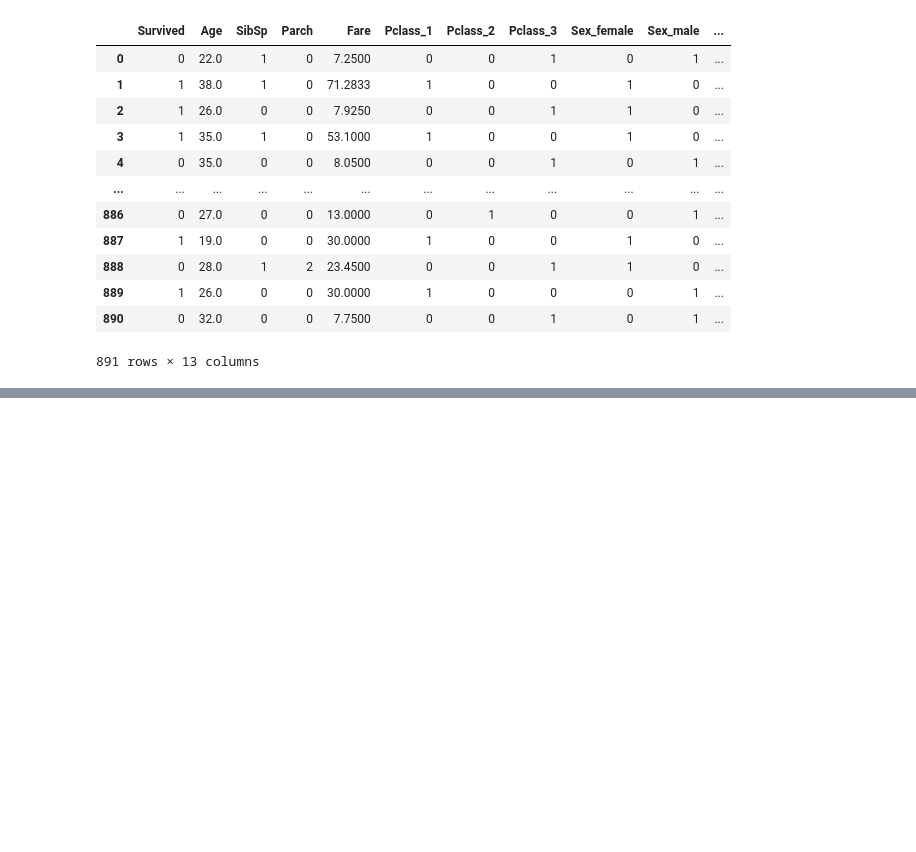
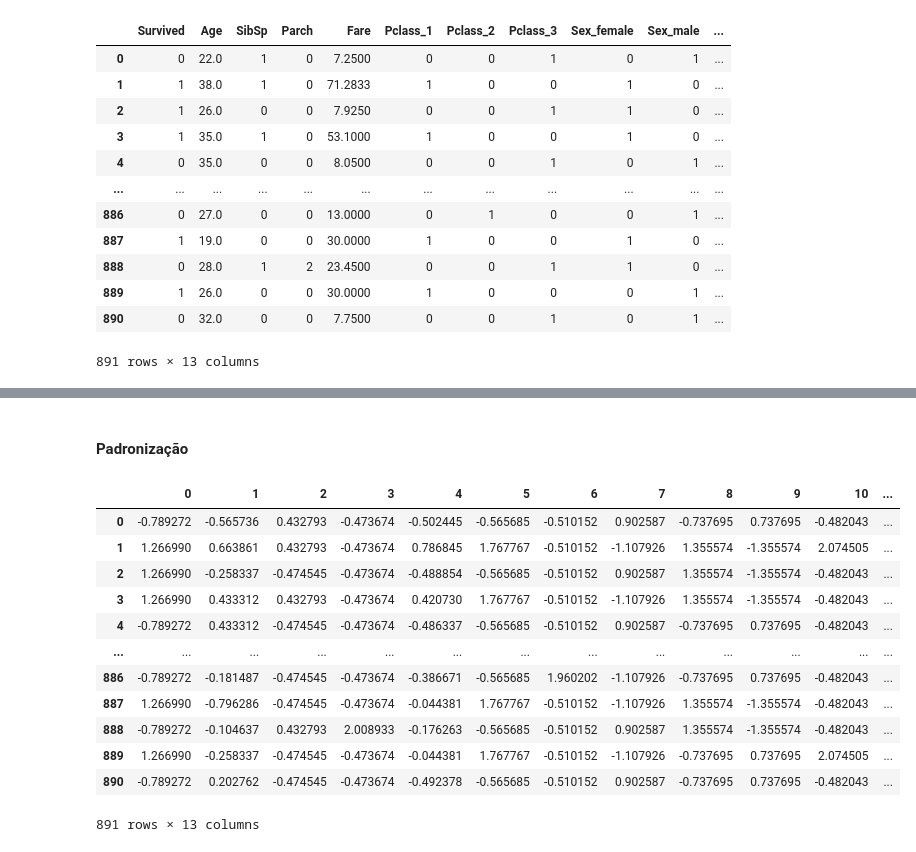
Before and after one commit to douglasfdantas/Python, a Jupyter notebook: Titanic/TitanicSurvivors.ipynb, the cells around one changed output, grey strips where cells are left out. Drawn from its saved outputs; the diff is of its cells as text; code cells hidden in the pictures; blank space fills up the shorter version.

Commit message:
normalização e padronização

```diff
--- a/Titanic/TitanicSurvivors.ipynb
+++ b/Titanic/TitanicSurvivors.ipynb
@@ -466,3 +468,5 @@ df
 ##### Padronização e Normalização possuem o mesmo objetivo: transformar todas as variáveis na mesma ordem de grandeza
 
 Padronizar as variáveis irá resultar em uma média igual a 0 e um desvio padrão igual a 1. Já normalizar tem como objetivo colocar as variáveis dentro do intervalo de 0 e 1, caso tenha resultado negativo -1 e 1.
+# %% [markdown]
+#### Padronização
@@ -468,0 +484,17 @@ Padronizar as variáveis irá resultar em uma média igual a 0 e um desvio padr
+# %%
+df_std = pd.DataFrame(df_std)
+df_std
+# %% [output]
+|  | 0 | 1 | 2 | 3 | 4 | 5 | 6 | 7 | 8 | 9 | 10 | ... |
+| 0 | -0.789272 | -0.565736 | 0.432793 | -0.473674 | -0.502445 | -0.565685 | -0.510152 | 0.902587 | -0.737695 | 0.737695 | -0.482043 | ... |
+| 1 | 1.266990 | 0.663861 | 0.432793 | -0.473674 | 0.786845 | 1.767767 | -0.510152 | -1.107926 | 1.355574 | -1.355574 | 2.074505 | ... |
+| 2 | 1.266990 | -0.258337 | -0.474545 | -0.473674 | -0.488854 | -0.565685 | -0.510152 | 0.902587 | 1.355574 | -1.355574 | -0.482043 | ... |
+| 3 | 1.266990 | 0.433312 | 0.432793 | -0.473674 | 0.420730 | 1.767767 | -0.510152 | -1.107926 | 1.355574 | -1.355574 | -0.482043 | ... |
+| 4 | -0.789272 | 0.433312 | -0.474545 | -0.473674 | -0.486337 | -0.565685 | -0.510152 | 0.902587 | -0.737695 | 0.737695 | -0.482043 | ... |
+| ... | ... | ... | ... | ... | ... | ... | ... | ... | ... | ... | ... | ... |
+| 886 | -0.789272 | -0.181487 | -0.474545 | -0.473674 | -0.386671 | -0.565685 | 1.960202 | -1.107926 | -0.737695 | 0.737695 | -0.482043 | ... |
+| 887 | 1.266990 | -0.796286 | -0.474545 | -0.473674 | -0.044381 | 1.767767 | -0.510152 | -1.107926 | 1.355574 | -1.355574 | -0.482043 | ... |
+| 888 | -0.789272 | -0.104637 | 0.432793 | 2.008933 | -0.176263 | -0.565685 | -0.510152 | 0.902587 | 1.355574 | -1.355574 | -0.482043 | ... |
+| 889 | 1.266990 | -0.258337 | -0.474545 | -0.473674 | -0.044381 | 1.767767 | -0.510152 | -1.107926 | -0.737695 | 0.737695 | 2.074505 | ... |
+| 890 | -0.789272 | 0.202762 | -0.474545 | -0.473674 | -0.492378 | -0.565685 | -0.510152 | 0.902587 | -0.737695 | 0.737695 | -0.482043 | ... |
+891 rows × 13 columns
```
Also changed, not shown: parts of 41 cells of this notebook.
